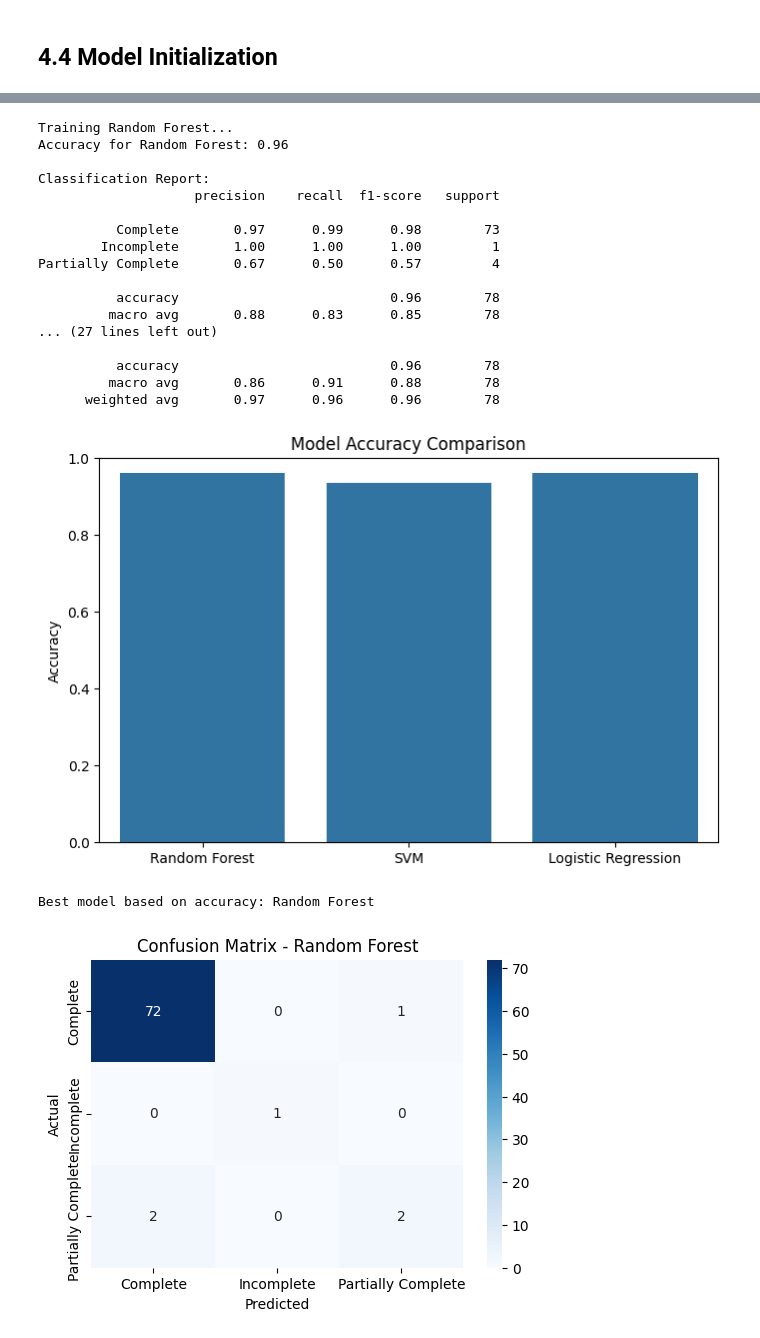
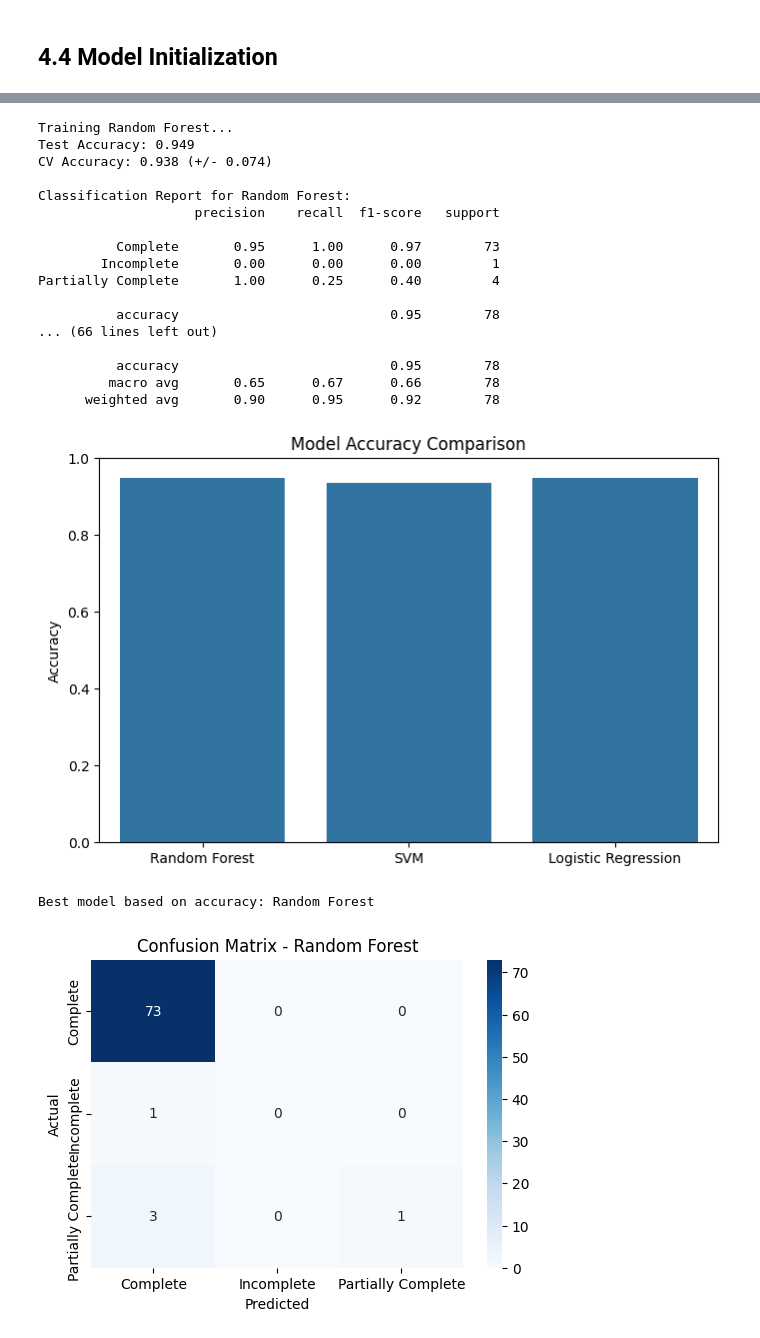
Before and after one commit to chisomobanja/metadata-classification, a Jupyter notebook: metadata_classification.ipynb, the cells around one changed output, grey strips where cells are left out. Drawn from its saved outputs; the diff is of its cells as text; code cells hidden in the pictures.

Commit message:
[MO] Fixed Random Forest error

```diff
--- a/metadata_classification.ipynb
+++ b/metadata_classification.ipynb
@@ -1167,7 +1180,9 @@ Test set distribution:
 # Initialising the models for team members to train
 models = {
     'Random Forest': RandomForestClassifier(
-        n_estimators=100,
+        n_estimators=50,      # Changed from 100
+        max_depth=3,          # NEW - limit tree depth
+        min_samples_split=10, # NEW - require more samples to split
         random_state=42,
         n_jobs=-1
     ),
@@ -1211,14 +1226,29 @@ results = {}
 
 for model_name, model in models.items():
     print(f"\nTraining {model_name}...")
-    model.fit(X_train, y_train)   # Train the model
+    model.fit(X_train, y_train)
 
-    # Predictions
+    # Test set predictions
     y_pred = model.predict(X_test)
+    acc = accuracy_score(y_test, y_pred)
+    print(f"Test Accuracy: {acc:.3f}")
 
-    # Accuracy
-    acc = accuracy_score(y_test, y_pred)
-    print(f"Accuracy for {model_name}: {acc:.2f}")
+    # Cross-validation check
+    cv_scores = cross_val_score(model, X, y, cv=5, scoring='accuracy')
+    print(f"CV Accuracy: {cv_scores.mean():.3f} (+/- {cv_scores.std() * 2:.3f})")
+
+    # Classification report
+    print(f"\nClassification Report for {model_name}:")
+    print(classification_report(y_test, y_pred))
+
+    # Save results
+    results[model_name] = {
+        "model": model,
+        "accuracy": acc,
+        "cv_score": cv_scores.mean(),
+        "report": classification_report(y_test, y_pred, output_dict=True),
+        "conf_matrix": confusion_matrix(y_test, y_pred)
+    }
 
     # Classification report
     print("\nClassification Report:")
@@ -1233,44 +1263,44 @@ for model_name, model in models.items():
     }
 
 # Compare model accuracies visually
 plt.figure(figsize=(8, 5))
 sns.barplot(x=list(results.keys()), y=[res["accuracy"] for res in results.values()])
 plt.title("Model Accuracy Comparison")
 plt.ylabel("Accuracy")
 plt.ylim(0, 1)
 plt.show()
 
 # Confusion Matrix for the best model
 best_model = max(results.items(), key=lambda x: x[1]["accuracy"])[0]
 print(f"\nBest model based on accuracy: {best_model}")
 
 cm = results[best_model]["conf_matrix"]
 plt.figure(figsize=(6, 4))
 sns.heatmap(cm, annot=True, fmt="d", cmap="Blues",
             xticklabels=sorted(y.unique()),
             yticklabels=sorted(y.unique()))
 plt.title(f"Confusion Matrix - {best_model}")
 plt.xlabel("Predicted")
 plt.ylabel("Actual")
 plt.show()
 # %% [output]
 Training Random Forest...
-Accuracy for Random Forest: 0.96
+Test Accuracy: 0.949
+CV Accuracy: 0.938 (+/- 0.074)
 
-Classification Report:
+Classification Report for Random Forest:
                     precision    recall  f1-score   support
 
-          Complete       0.97      0.99      0.98        73
-        Incomplete       1.00      1.00      1.00         1
-Partially Complete       0.67      0.50      0.57         4
+          Complete       0.95      1.00      0.97        73
+        Incomplete       0.00      0.00      0.00         1
+Partially Complete       1.00      0.25      0.40         4
 
-          accuracy                           0.96        78
-         macro avg       0.88      0.83      0.85        78
-... (27 lines left out)
+          accuracy                           0.95        78
+... (66 lines left out)
 
-          accuracy                           0.96        78
-         macro avg       0.86      0.91      0.88        78
-      weighted avg       0.97      0.96      0.96        78
+          accuracy                           0.95        78
+         macro avg       0.65      0.67      0.66        78
+      weighted avg       0.90      0.95      0.92        78
-[figure, old version]
+[figure, new version]
 Best model based on accuracy: Random Forest
-[figure, old version]
+[figure, new version]
```
Also changed, not shown: parts of 8 cells of this notebook.
